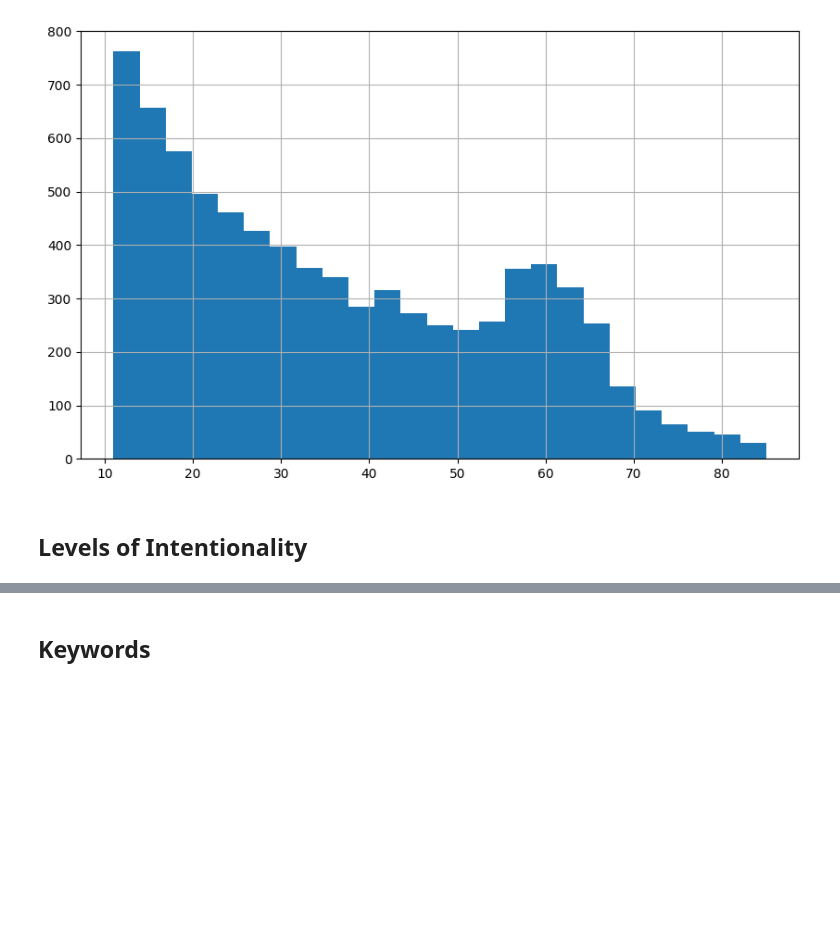
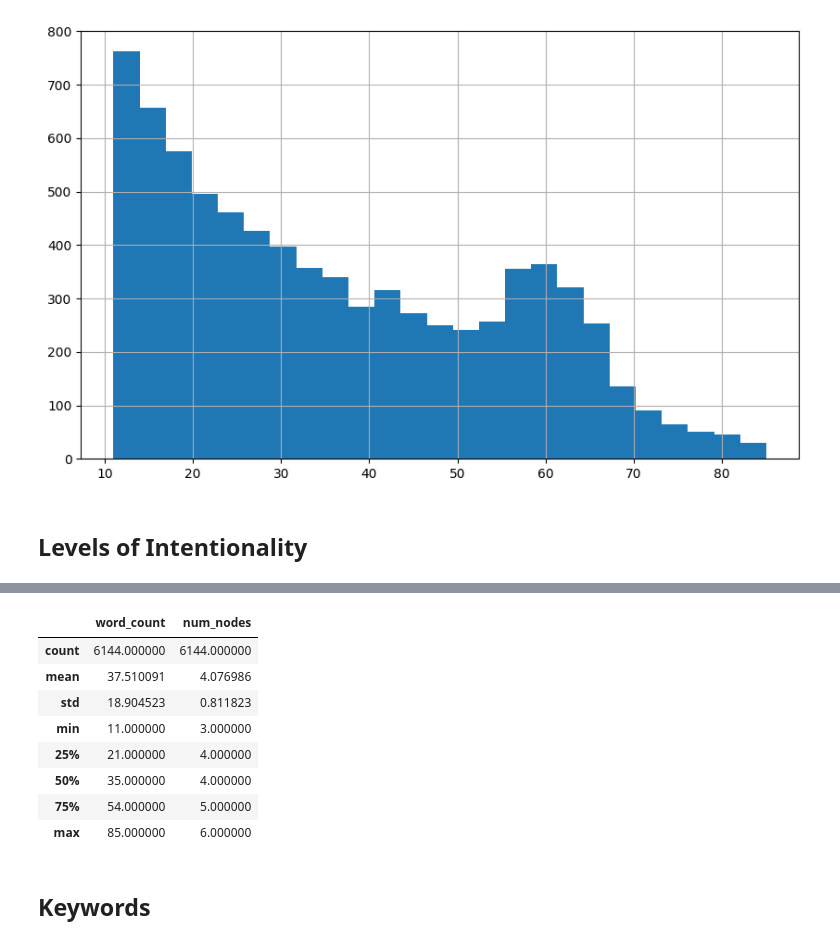
Before and after one commit to aastroza/mistral-fine-tuning, a Jupyter notebook: notebooks/02_refine_jokes_dataset.ipynb, the cells around one changed output, grey strips where cells are left out. Saved outputs shown, nothing was run; the diff lists cells and outputs as text; code cells hidden in the pictures; blank space fills up the shorter version.

```diff
--- a/notebooks/02_refine_jokes_dataset.ipynb
+++ b/notebooks/02_refine_jokes_dataset.ipynb
@@ -79,3 +176,17 @@ df['word_count'].hist(bins=25, figsize=(10, 6))
+# %%
+# filter out jokes with less than 3 nodes and more than 6 nodes
+df = df[(df['num_nodes'] >= 3) & (df['num_nodes'] <= 6)].reset_index(drop=True)
+df.describe()
+# %% [output]
+|  | word_count | num_nodes |
+| count | 6144.000000 | 6144.000000 |
+| mean | 37.510091 | 4.076986 |
+| std | 18.904523 | 0.811823 |
+| min | 11.000000 | 3.000000 |
+| 25% | 21.000000 | 4.000000 |
+| 50% | 35.000000 | 4.000000 |
+| 75% | 54.000000 | 5.000000 |
+| max | 85.000000 | 6.000000 |
 # %% [markdown]
 ## Keywords
 # %% [markdown]
```
Also changed, not shown: parts of 10 cells of this notebook, 2 other files.
